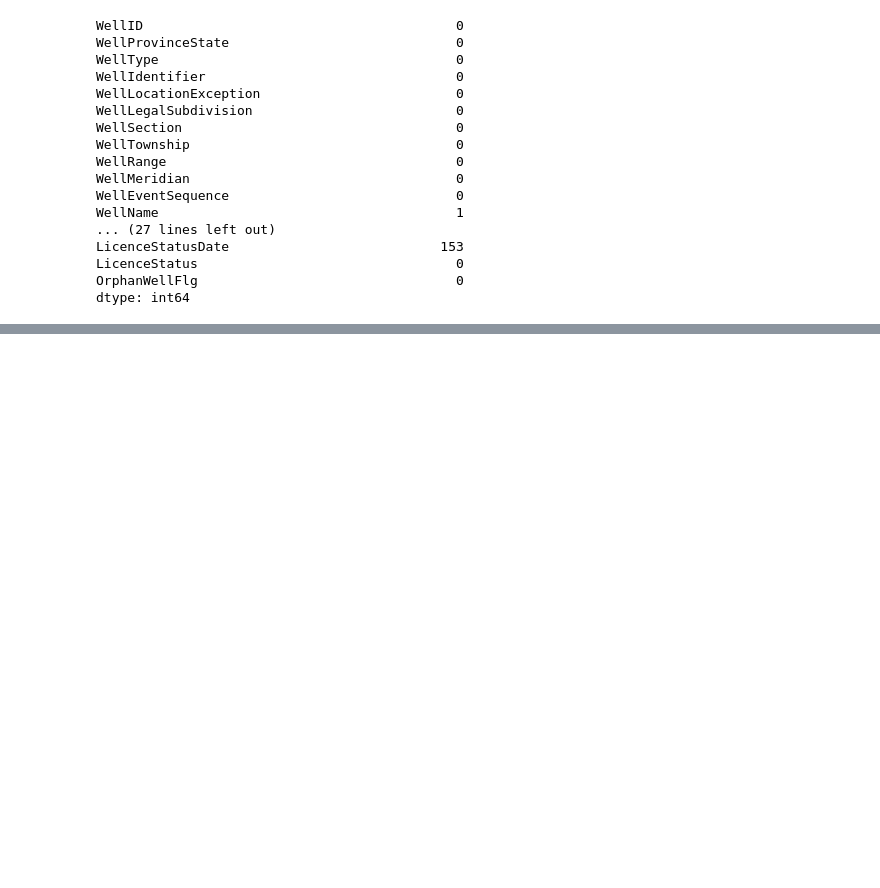
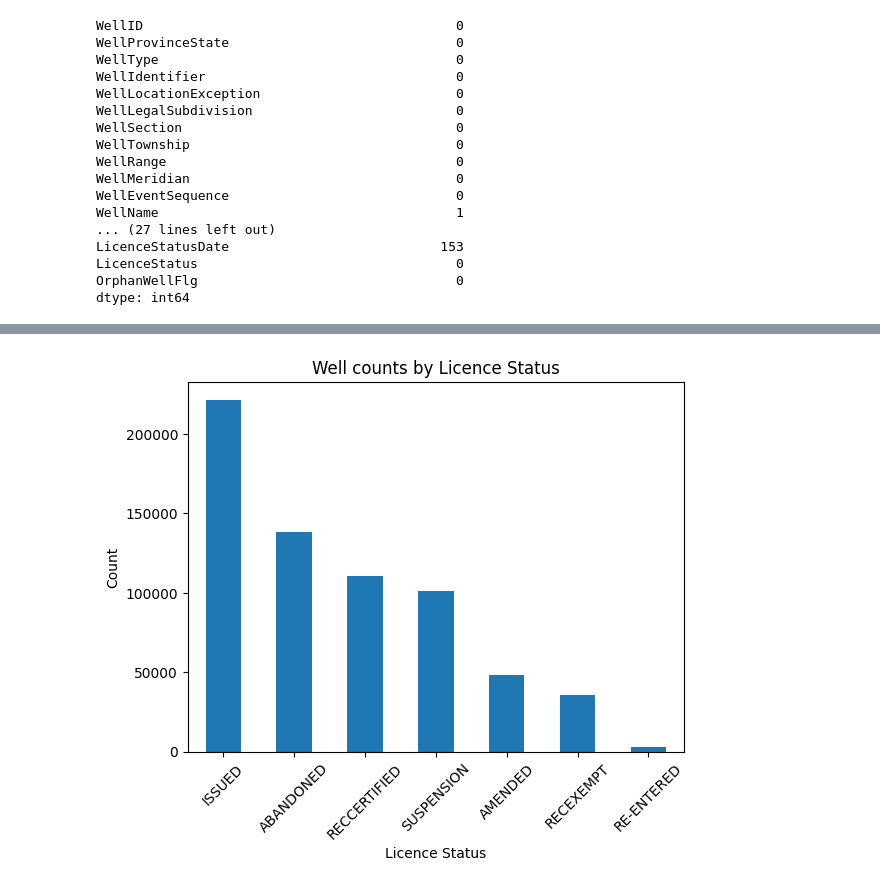
Before and after one commit to itadityaa/data-science, a Jupyter notebook: DA/oil_data_exploration/trials.ipynb, the cells around one changed output, grey strips where cells are left out. Cells and saved outputs as stored; diff of their text form; code cells hidden in the pictures; blank space fills up the shorter version.

```diff
--- a/DA/oil_data_exploration/trials.ipynb
+++ b/DA/oil_data_exploration/trials.ipynb
@@ -167,0 +207,10 @@ well_infrastructure = well_infrastructure.dropna(axis=1, thresh=threshold)
+# %%
+licence_status_counts = well_infrastructure['LicenceStatus'].value_counts()
+licence_status_counts.plot(kind='bar')
+plt.title("Well counts by Licence Status")
+plt.xlabel("Licence Status")
+plt.ylabel("Count")
+plt.xticks(rotation=45)
+plt.show()
+# %% [output]
+[figure, added]
```
Also changed, not shown: parts of 10 cells of this notebook.
